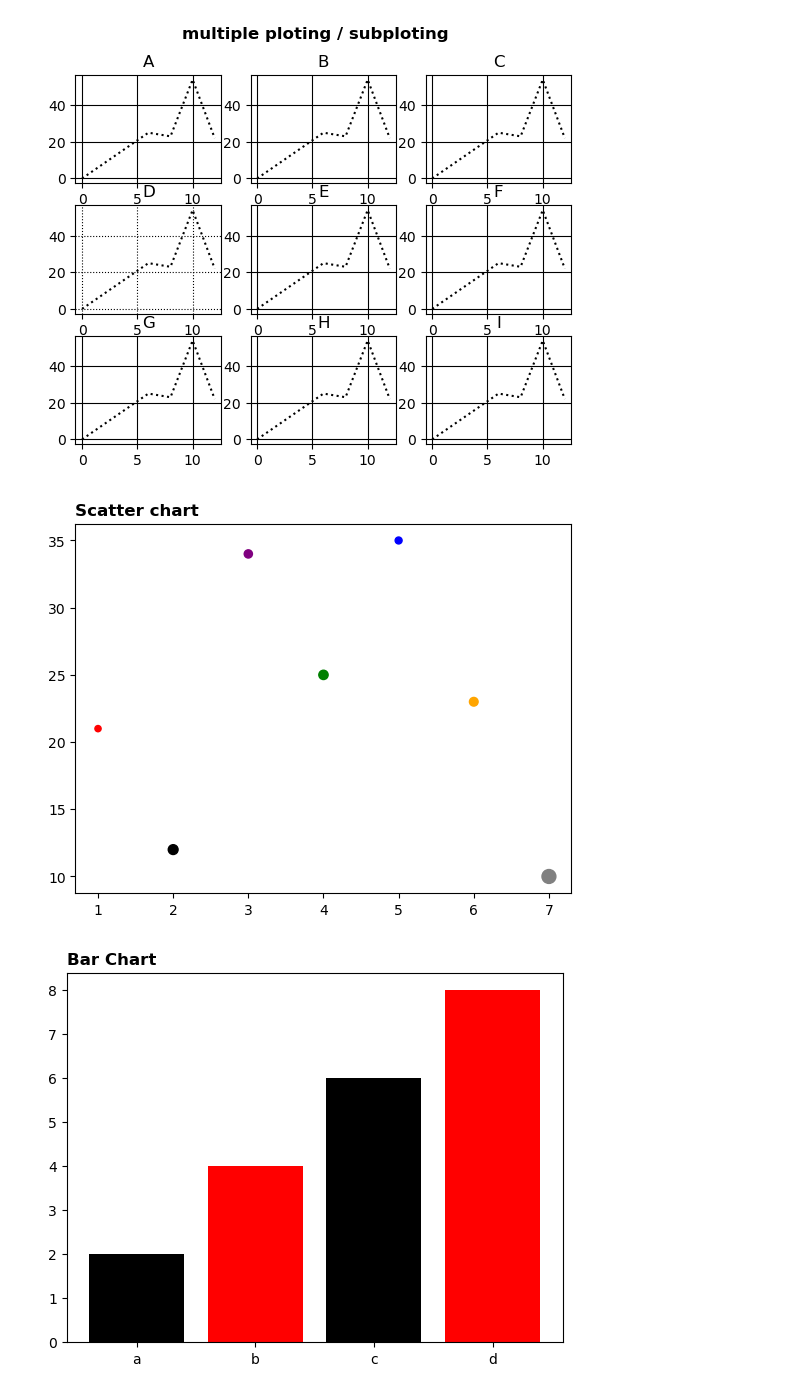
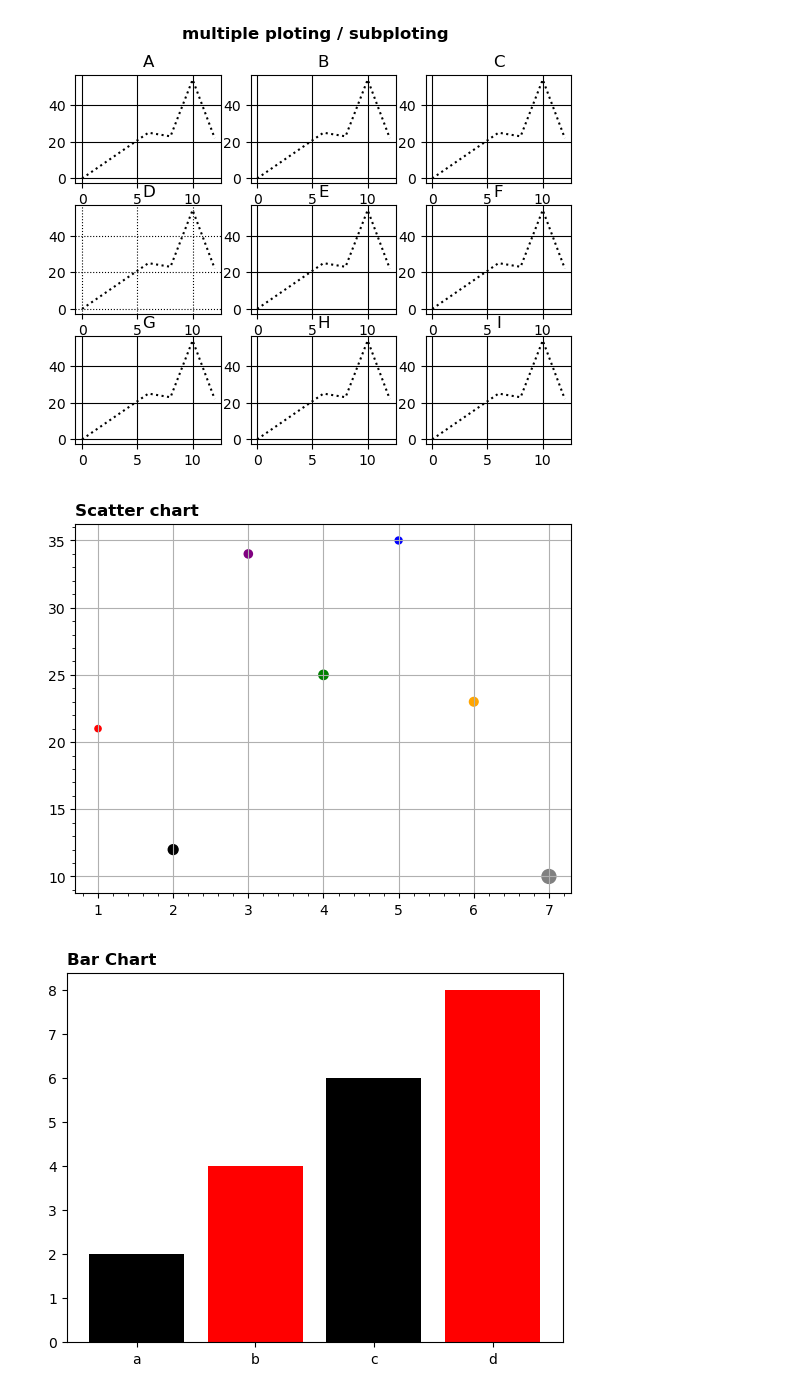
Before and after one commit to Jishnu-12/Data-analytics, a Jupyter notebook: Matplotlib/matplotlib1.ipynb, the cells around one changed output. Saved outputs shown, nothing was run; the diff lists cells and outputs as text; code cells hidden in the pictures.

```diff
--- a/matplotlib1.ipynb
+++ b/Matplotlib/matplotlib1.ipynb
@@ -126,15 +126,17 @@ plt.show()
 # %%
 x = np.array([1,2,3,4,5,6,7])
 y = np.array([21,12,34,25,35,23,10])
 
 colors = ["red","black","purple","green","blue","orange","grey"]
 sizes = [20,50,35,45,25,39,100]
 # s = size
 plt.scatter(x,y , color = colors, s = sizes)
 plt.title("Scatter chart",fontweight = "bold" , loc = "left")
+plt.grid()
+plt.minorticks_on()
 plt.show()
 # %% [output]
-[figure, old version]
+[figure, new version]
 # %%
 x = ['a','b','c','d']
 
```
Also changed, not shown: parts of 3 cells of this notebook, 6 other files.
